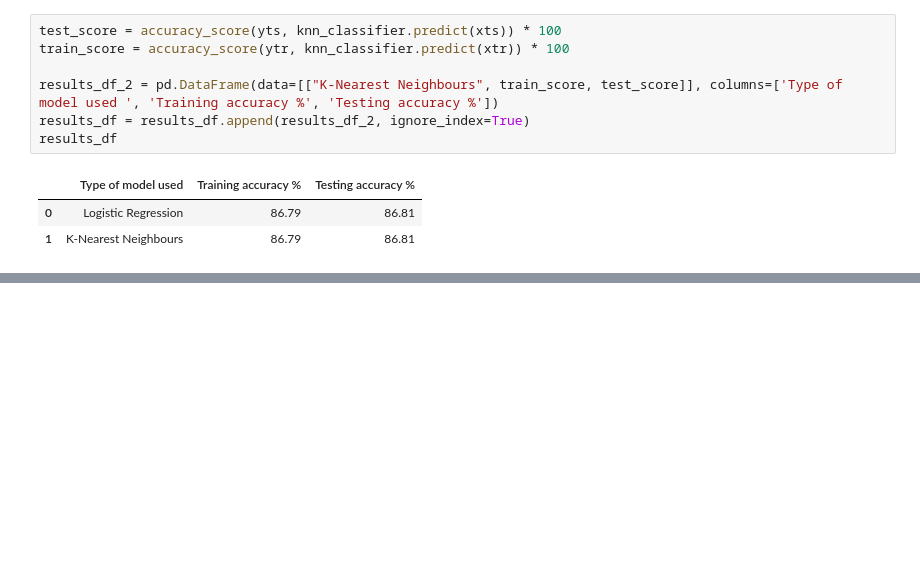
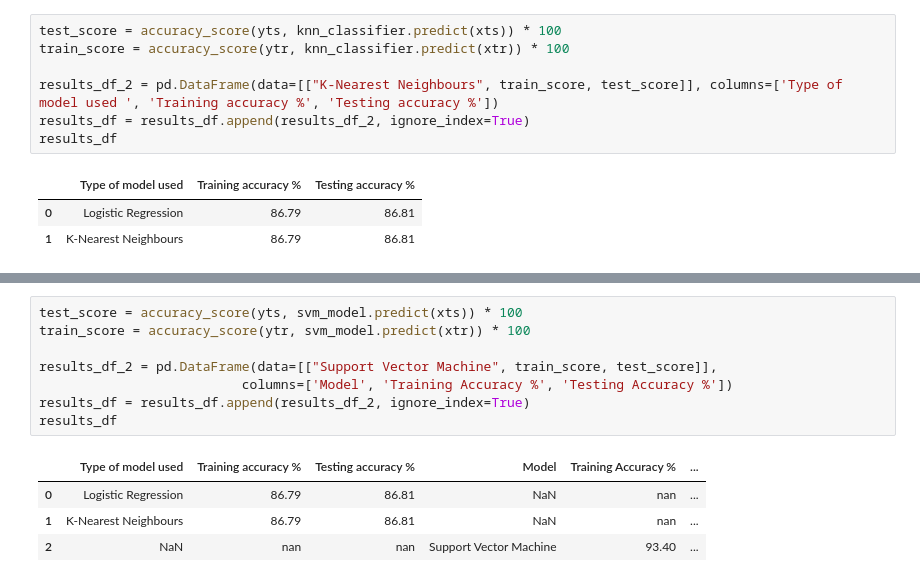
Before and after one commit to tharun634/Heart-Disease-Analysis, a Jupyter notebook: IT204Proj.ipynb, the cells around one changed output, grey strips where cells are left out. Drawn from its saved outputs; the diff is of its cells as text; blank space fills up the shorter version.

```diff
--- a/IT204Proj.ipynb
+++ b/IT204Proj.ipynb
@@ -289,0 +323,13 @@ results_df
+# %%
+test_score = accuracy_score(yts, svm_model.predict(xts)) * 100
+train_score = accuracy_score(ytr, svm_model.predict(xtr)) * 100
+
+results_df_2 = pd.DataFrame(data=[["Support Vector Machine", train_score, test_score]],
+                          columns=['Model', 'Training Accuracy %', 'Testing Accuracy %'])
+results_df = results_df.append(results_df_2, ignore_index=True)
+results_df
+# %% [output]
+|  | Type of model used | Training accuracy % | Testing accuracy % | Model | Training Accuracy % | ... |
+| 0 | Logistic Regression | 86.79 | 86.81 | NaN | nan | ... |
+| 1 | K-Nearest Neighbours | 86.79 | 86.81 | NaN | nan | ... |
+| 2 | NaN | nan | nan | Support Vector Machine | 93.40 | ... |
```
Also changed, not shown: parts of 18 cells of this notebook.
